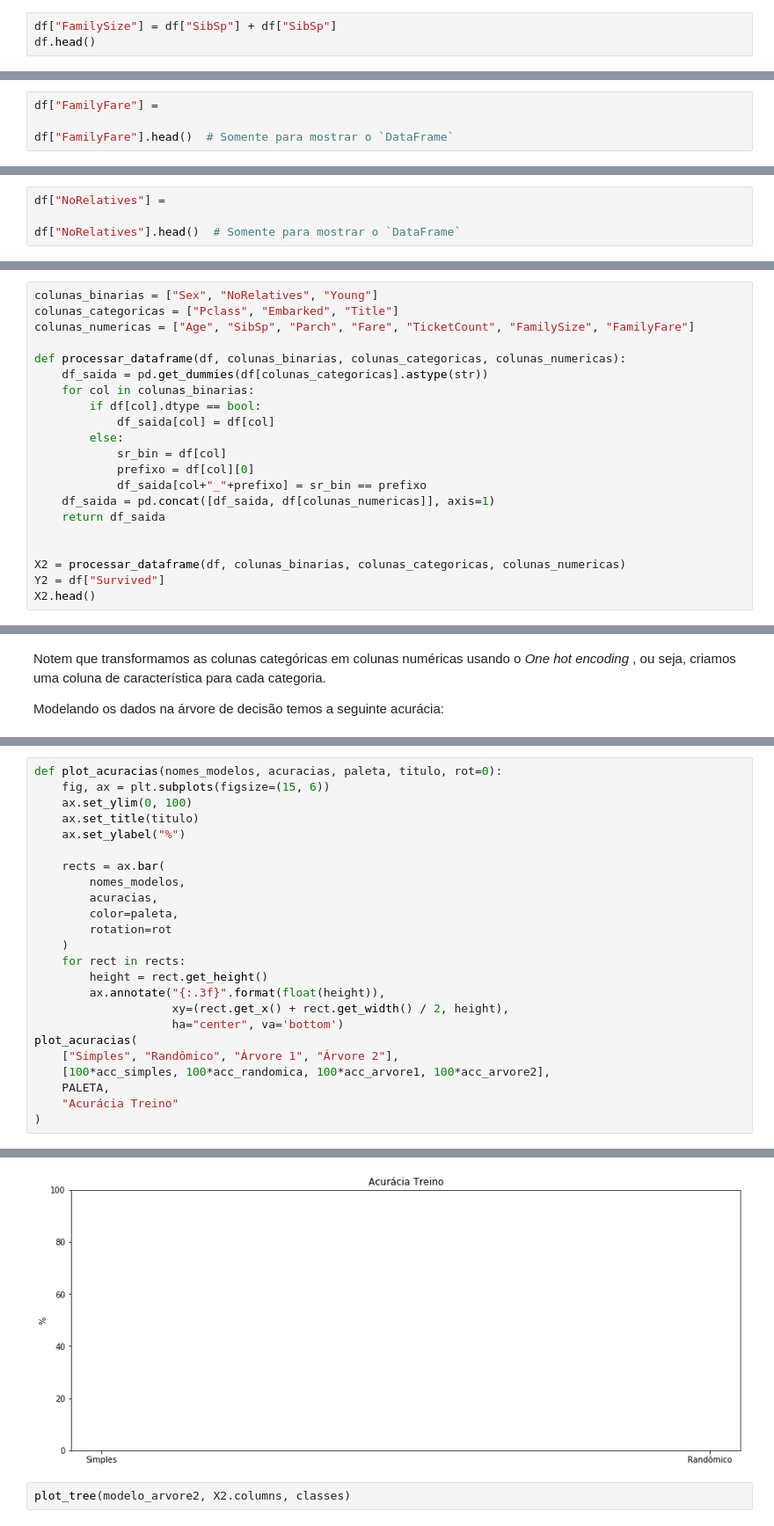
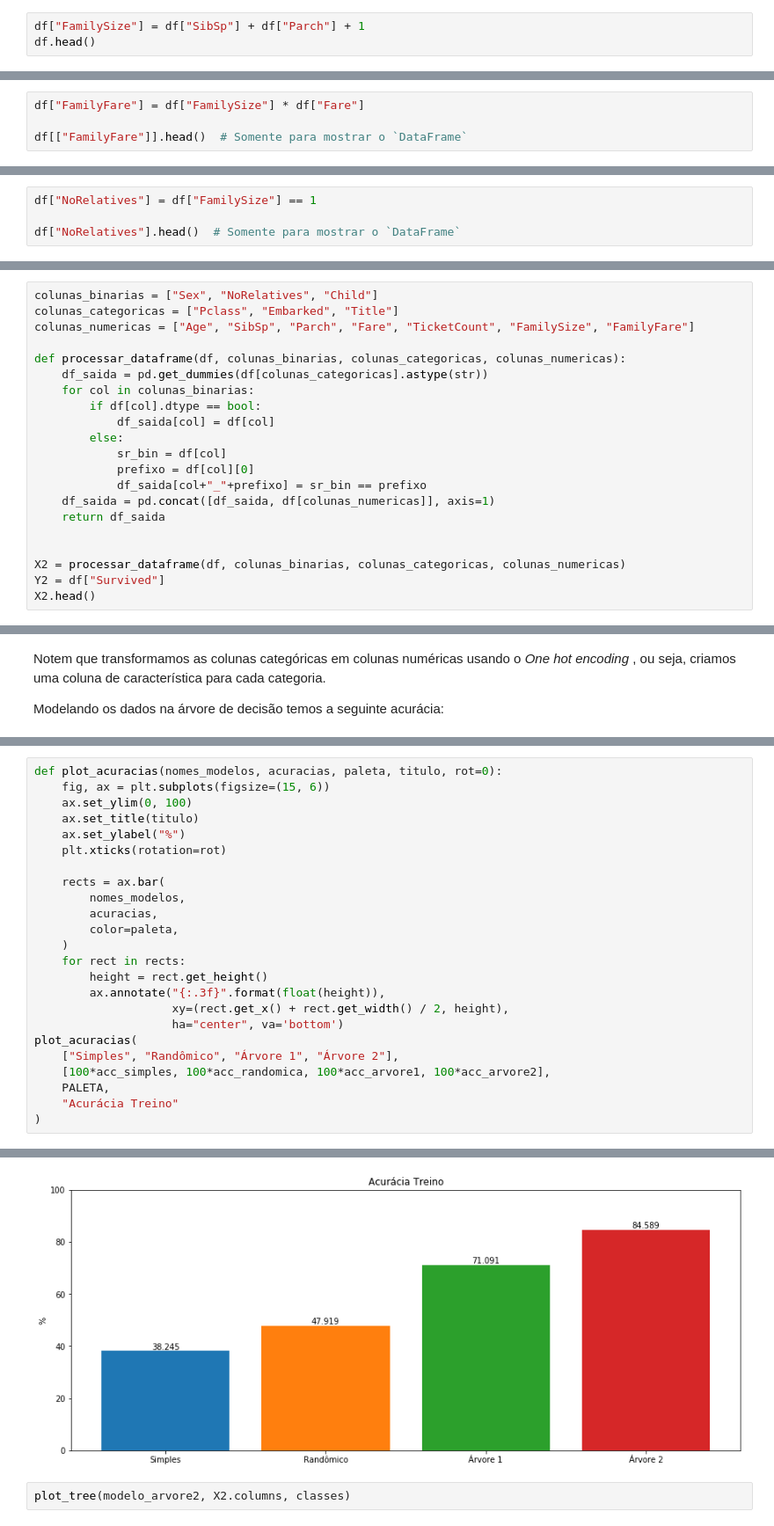
Before and after one commit to camilomenucheli/engenharia-de-features-com-pandas, a Jupyter notebook: Engenharia de Features com Pandas.ipynb, the cells around one changed output, grey strips where cells are left out. Shown: that part at 88% size. Drawn from its saved outputs; the diff is of its cells as text.

```diff
--- a/Engenharia de Features com Pandas.ipynb
+++ b/Engenharia de Features com Pandas.ipynb
@@ -1407,5 +1599,5 @@ Podemos determinar a quantidade de parentes por passageiro somando as caracterí
 # %%
-df["FamilySize"] = df["SibSp"] + df["SibSp"]
+df["FamilySize"] = df["SibSp"] + df["Parch"] + 1
 df.head()
 # %% [output]
 |  | PassengerId | Survived | Pclass | Name | Sex | Age | SibSp | Parch | Ticket | Fare | ... |
@@ -1420,6 +1612,6 @@ df.head()
 ### E4.3.1.
 Vamos criar mais uma característica, estimaremos o custo da tarifa pago por família. A estimativa é o valor da tarifa (`Fare`) multiplicada pelo tamanho da família (`FamilySize`). Armazene essa informação na coluna `FamilyFare`:
 # %%
-df["FamilyFare"] =
+df["FamilyFare"] = df["FamilySize"] * df["Fare"]
 
-df["FamilyFare"].head()  # Somente para mostrar o `DataFrame`
+df[["FamilyFare"]].head()  # Somente para mostrar o `DataFrame`
@@ -1429,4 +1628,4 @@ Vamos criar uma característica para indicar as pessoas que estão viajando sem
 # %%
-df["NoRelatives"] =
+df["NoRelatives"] = df["FamilySize"] == 1
 
 df["NoRelatives"].head()  # Somente para mostrar o `DataFrame`
@@ -1454,7 +1660,7 @@ Vamos montar mais uma árvore de decisão, dessa vez utilizaremos as seguintes c
   * `FamilySize`
   * `FamilyFare`
 # %%
-colunas_binarias = ["Sex", "NoRelatives", "Young"]
+colunas_binarias = ["Sex", "NoRelatives", "Child"]
 colunas_categoricas = ["Pclass", "Embarked", "Title"]
 colunas_numericas = ["Age", "SibSp", "Parch", "Fare", "TicketCount", "FamilySize", "FamilyFare"]
 
@@ -1509,12 +1715,12 @@ def plot_acuracias(nomes_modelos, acuracias, paleta, titulo, rot=0):
     ax.set_ylim(0, 100)
     ax.set_title(titulo)
     ax.set_ylabel("%")
+    plt.xticks(rotation=rot)
 
     rects = ax.bar(
         nomes_modelos,
         acuracias,
         color=paleta,
-        rotation=rot
     )
     for rect in rects:
         height = rect.get_height()
@@ -1532,4 +1737,4 @@ AttributeError: 'Rectangle' object has no property 'rotation'
-[figure, old version]
+[figure, new version]
 # %%
 plot_tree(modelo_arvore2, X2.columns, classes)
 # %% [output]
```
Also changed, not shown: parts of 59 cells of this notebook.
